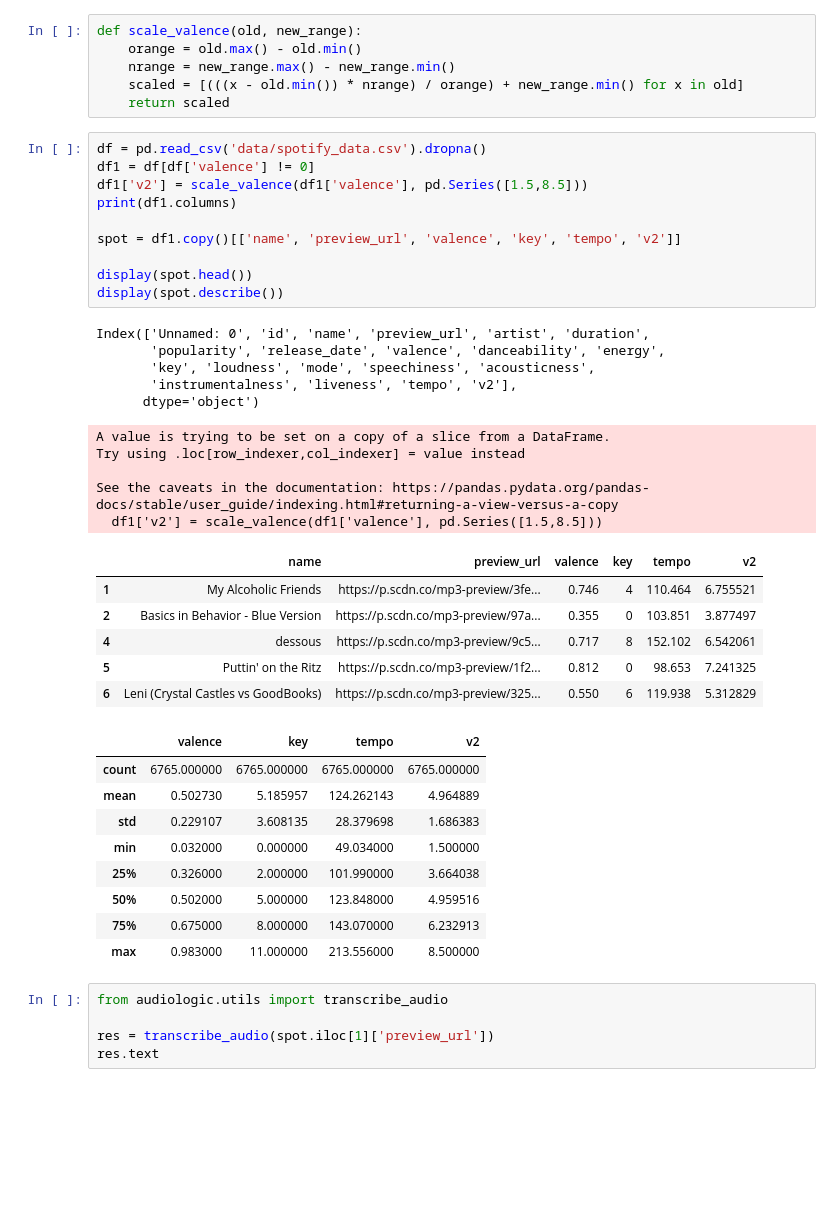
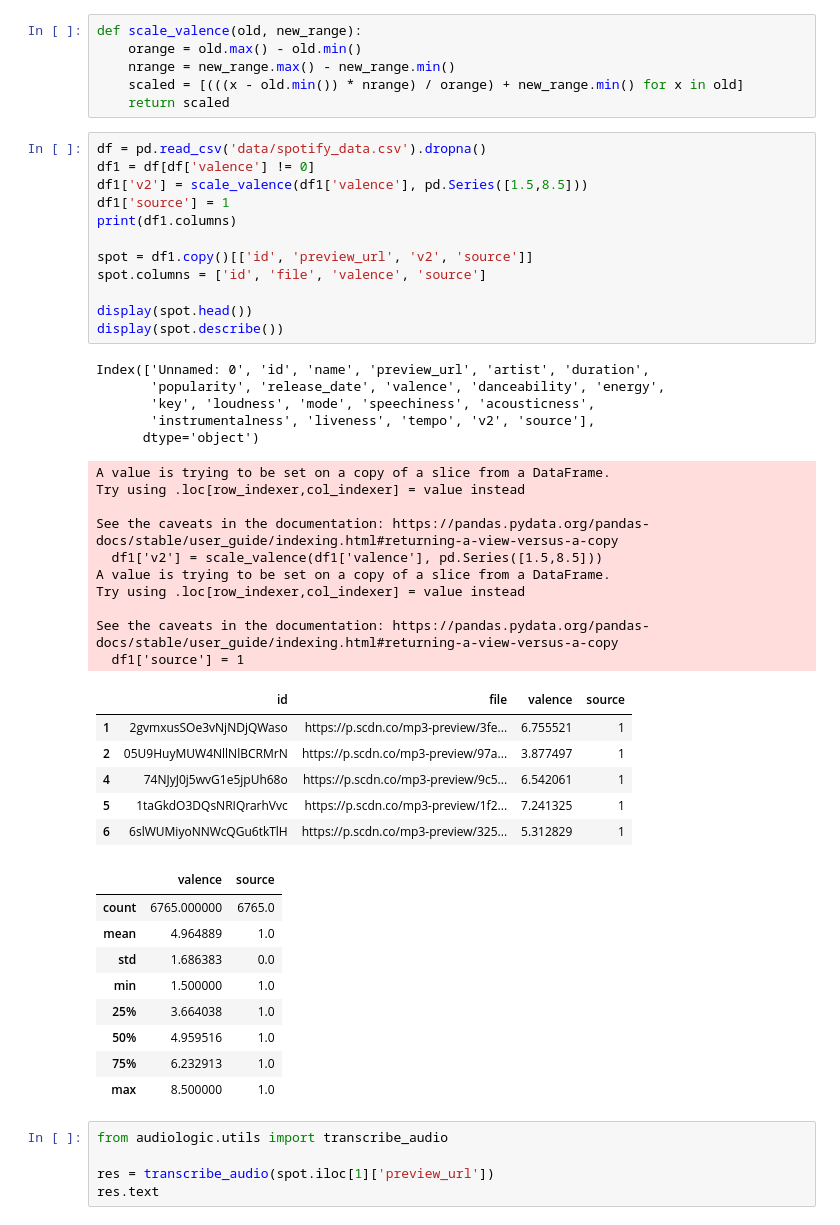
Before and after one commit to ty-martz/audiologic, a Jupyter notebook: eda.ipynb, the cells around one changed output. Cells and saved outputs as stored; diff of their text form; blank space fills up the shorter version.

```diff
--- a/eda.ipynb
+++ b/eda.ipynb
@@ -170,39 +136,46 @@ def scale_valence(old, new_range):
 # %%
 df = pd.read_csv('data/spotify_data.csv').dropna()
 df1 = df[df['valence'] != 0]
 df1['v2'] = scale_valence(df1['valence'], pd.Series([1.5,8.5]))
+df1['source'] = 1
 print(df1.columns)
 
-spot = df1.copy()[['name', 'preview_url', 'valence', 'key', 'tempo', 'v2']]
+spot = df1.copy()[['id', 'preview_url', 'v2', 'source']]
+spot.columns = ['id', 'file', 'valence', 'source']
 
 display(spot.head())
 display(spot.describe())
 # %% [output]
 Index(['Unnamed: 0', 'id', 'name', 'preview_url', 'artist', 'duration',
        'popularity', 'release_date', 'valence', 'danceability', 'energy',
        'key', 'loudness', 'mode', 'speechiness', 'acousticness',
-       'instrumentalness', 'liveness', 'tempo', 'v2'],
+       'instrumentalness', 'liveness', 'tempo', 'v2', 'source'],
       dtype='object')
 A value is trying to be set on a copy of a slice from a DataFrame.
 Try using .loc[row_indexer,col_indexer] = value instead
 
 See the caveats in the documentation: https://pandas.pydata.org/pandas-docs/stable/user_guide/indexing.html#returning-a-view-versus-a-copy
   df1['v2'] = scale_valence(df1['valence'], pd.Series([1.5,8.5]))
+A value is trying to be set on a copy of a slice from a DataFrame.
+Try using .loc[row_indexer,col_indexer] = value instead
+
+See the caveats in the documentation: https://pandas.pydata.org/pandas-docs/stable/user_guide/indexing.html#returning-a-view-versus-a-copy
+  df1['source'] = 1
-|  | name | preview_url | valence | key | tempo | v2 |
-| 1 | My Alcoholic Friends | https://p.scdn.co/mp3-preview/3fe... | 0.746 | 4 | 110.464 | 6.755521 |
-| 2 | Basics in Behavior - Blue Version | https://p.scdn.co/mp3-preview/97a... | 0.355 | 0 | 103.851 | 3.877497 |
-| 4 | dessous | https://p.scdn.co/mp3-preview/9c5... | 0.717 | 8 | 152.102 | 6.542061 |
-| 5 | Puttin' on the Ritz | https://p.scdn.co/mp3-preview/1f2... | 0.812 | 0 | 98.653 | 7.241325 |
-| 6 | Leni (Crystal Castles vs GoodBooks) | https://p.scdn.co/mp3-preview/325... | 0.550 | 6 | 119.938 | 5.312829 |
+|  | id | file | valence | source |
+| 1 | 2gvmxusSOe3vNjNDjQWaso | https://p.scdn.co/mp3-preview/3fe... | 6.755521 | 1 |
+| 2 | 05U9HuyMUW4NllNlBCRMrN | https://p.scdn.co/mp3-preview/97a... | 3.877497 | 1 |
+| 4 | 74NJyJ0j5wvG1e5jpUh68o | https://p.scdn.co/mp3-preview/9c5... | 6.542061 | 1 |
+| 5 | 1taGkdO3DQsNRIQrarhVvc | https://p.scdn.co/mp3-preview/1f2... | 7.241325 | 1 |
+| 6 | 6slWUMiyoNNWcQGu6tkTlH | https://p.scdn.co/mp3-preview/325... | 5.312829 | 1 |
-|  | valence | key | tempo | v2 |
-| count | 6765.000000 | 6765.000000 | 6765.000000 | 6765.000000 |
-| mean | 0.502730 | 5.185957 | 124.262143 | 4.964889 |
-| std | 0.229107 | 3.608135 | 28.379698 | 1.686383 |
-| min | 0.032000 | 0.000000 | 49.034000 | 1.500000 |
-| 25% | 0.326000 | 2.000000 | 101.990000 | 3.664038 |
-| 50% | 0.502000 | 5.000000 | 123.848000 | 4.959516 |
-| 75% | 0.675000 | 8.000000 | 143.070000 | 6.232913 |
-| max | 0.983000 | 11.000000 | 213.556000 | 8.500000 |
+|  | valence | source |
+| count | 6765.000000 | 6765.0 |
+| mean | 4.964889 | 1.0 |
+| std | 1.686383 | 0.0 |
+| min | 1.500000 | 1.0 |
+| 25% | 3.664038 | 1.0 |
+| 50% | 4.959516 | 1.0 |
+| 75% | 6.232913 | 1.0 |
+| max | 8.500000 | 1.0 |
 # %%
 from audiologic.utils import transcribe_audio
 
```
Also changed, not shown: parts of 10 cells of this notebook.
